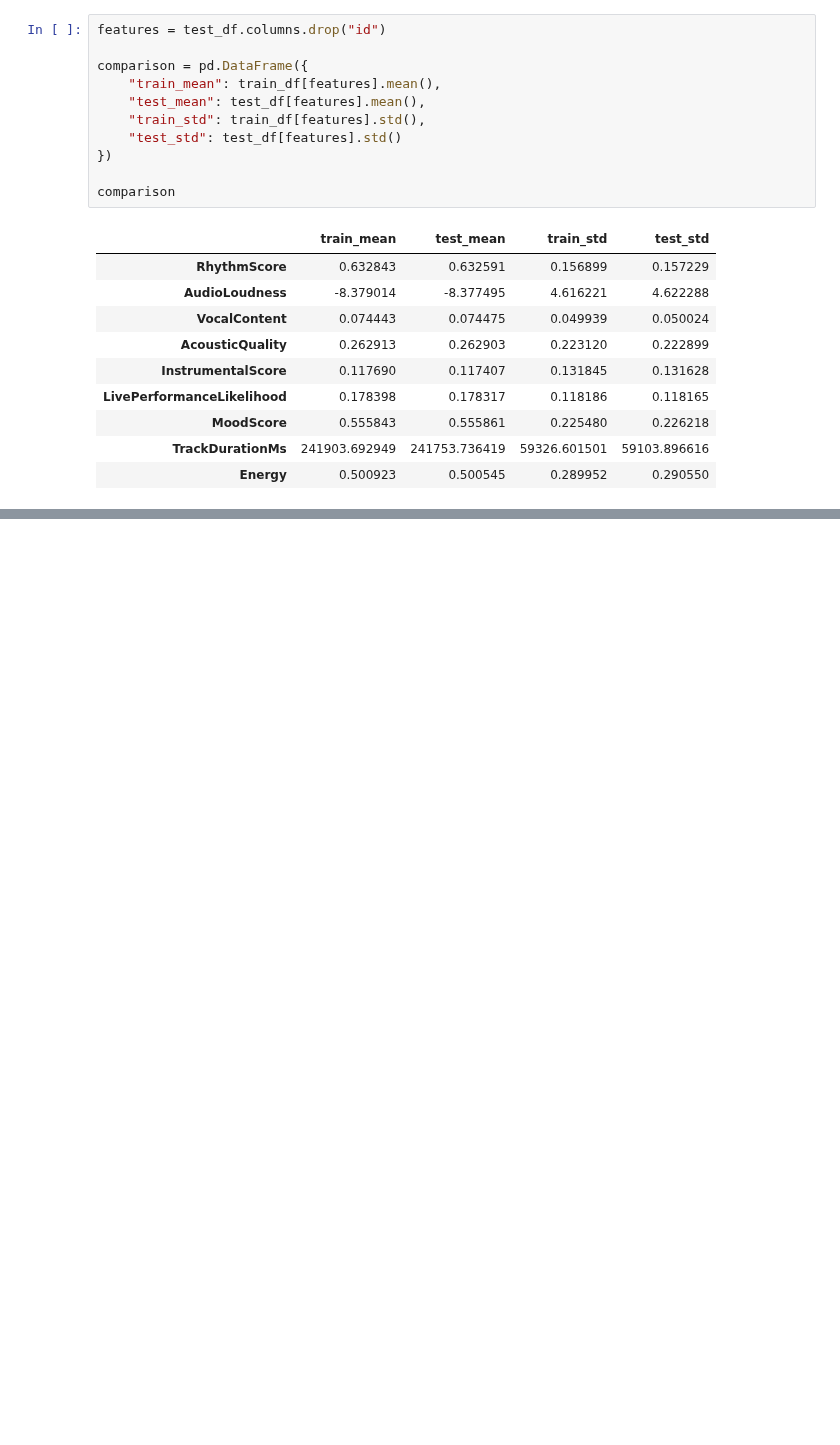
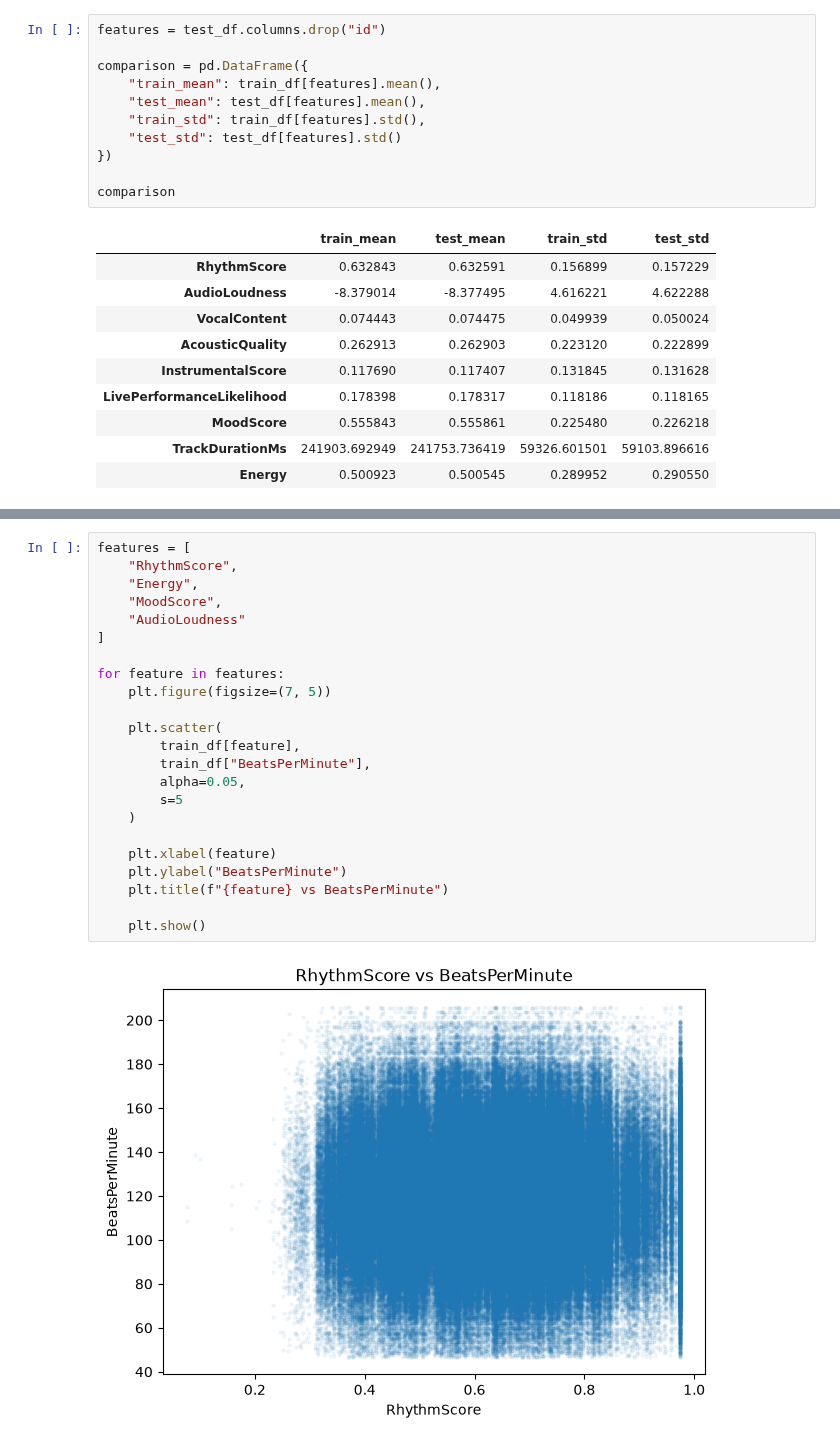
Before and after one commit to HashAlike/Predicting-the-BPM-of-Songs, a Jupyter notebook: notebooks/exploration.ipynb, the cells around one changed output, grey strips where cells are left out. Drawn from its saved outputs; the diff is of its cells as text; blank space fills up the shorter version.

```diff
--- a/notebooks/exploration.ipynb
+++ b/notebooks/exploration.ipynb
@@ -175,0 +223,25 @@ comparison
+# %%
+features = [
+    "RhythmScore",
+    "Energy",
+    "MoodScore",
+    "AudioLoudness"
+]
+
+for feature in features:
+    plt.figure(figsize=(7, 5))
+
+    plt.scatter(
+        train_df[feature],
+        train_df["BeatsPerMinute"],
+        alpha=0.05,
+        s=5
+    )
+
+    plt.xlabel(feature)
+    plt.ylabel("BeatsPerMinute")
+    plt.title(f"{feature} vs BeatsPerMinute")
+
+    plt.show()
+# %% [output]
+[figure, added]
```
Also changed, not shown: parts of 10 cells of this notebook, 5 other files.
